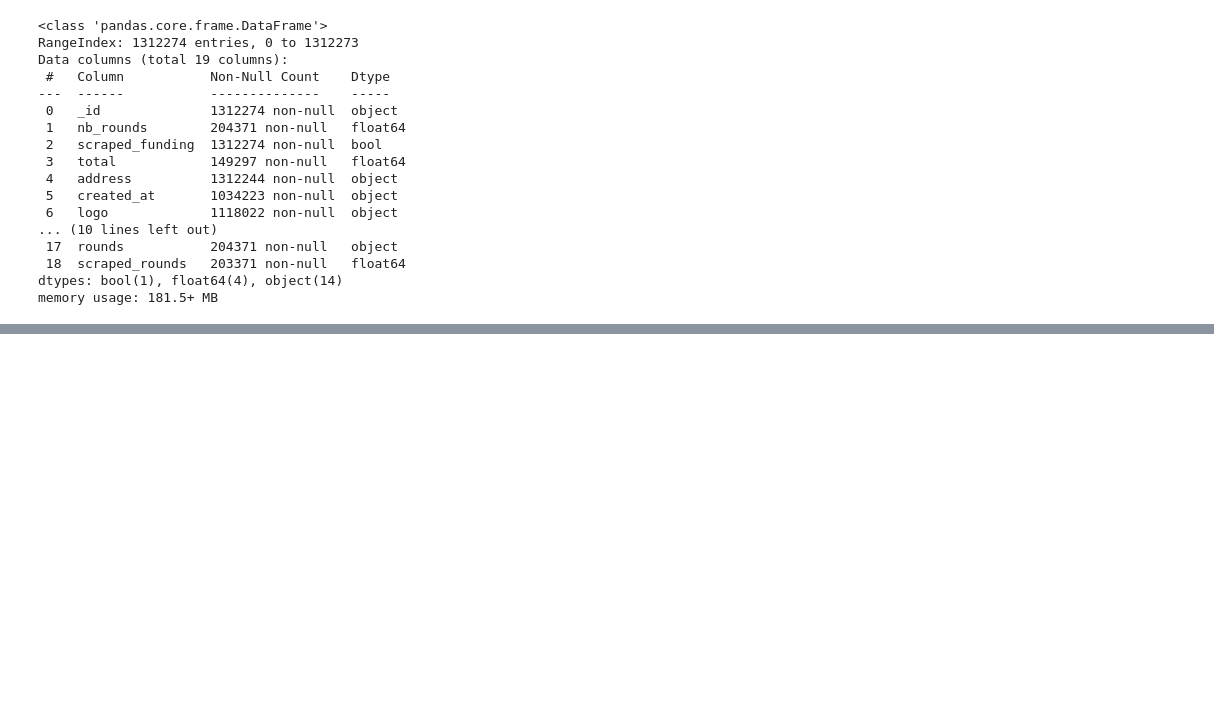
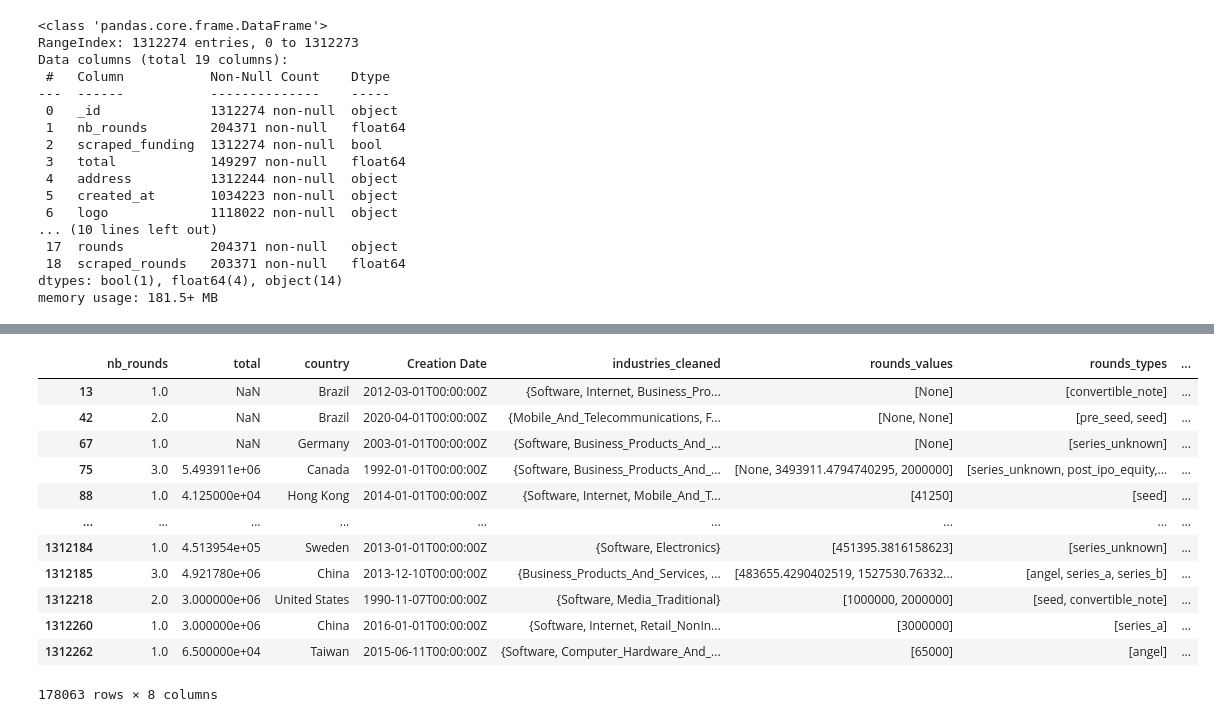
Before and after one commit to victorhebdo/Prospicio, a Jupyter notebook: notebooks/crunchbase_v2.ipynb, the cells around one changed output, grey strips where cells are left out. Drawn from its saved outputs; the diff is of its cells as text; code cells hidden in the pictures; blank space fills up the shorter version.

```diff
--- a/notebooks/crunchbase_v2.ipynb
+++ b/notebooks/crunchbase_v2.ipynb
@@ -43,0 +1467,2 @@ Name: status, Length: 1312274, dtype: object
+# %%
+crunch_v2['rounds_types'] =crunch_v2['rounds_cleaned'].apply(lambda x: [ele for ele in x['type']])
@@ -43,0 +1471,2 @@ Name: status, Length: 1312274, dtype: object
+# %%
+crunch_v2['rounds_dates'] =crunch_v2['rounds_cleaned'].apply(lambda x: [ele for ele in x['date_round']])
@@ -43,0 +1482,18 @@ Name: status, Length: 1312274, dtype: object
+# %%
+crunch_v2 = crunch_v2.drop(columns=['tags', 'rounds', 'rounds_cleaned'])
+# %%
+crunch_v2
+# %% [output]
+|  | nb_rounds | total | country | Creation Date | industries_cleaned | rounds_values | rounds_types | ... |
+| 13 | 1.0 | NaN | Brazil | 2012-03-01T00:00:00Z | {Software, Internet, Business_Pro... | [None] | [convertible_note] | ... |
+| 42 | 2.0 | NaN | Brazil | 2020-04-01T00:00:00Z | {Mobile_And_Telecommunications, F... | [None, None] | [pre_seed, seed] | ... |
+| 67 | 1.0 | NaN | Germany | 2003-01-01T00:00:00Z | {Software, Business_Products_And_... | [None] | [series_unknown] | ... |
+| 75 | 3.0 | 5.493911e+06 | Canada | 1992-01-01T00:00:00Z | {Software, Business_Products_And_... | [None, 3493911.4794740295, 2000000] | [series_unknown, post_ipo_equity,... | ... |
+| 88 | 1.0 | 4.125000e+04 | Hong Kong | 2014-01-01T00:00:00Z | {Software, Internet, Mobile_And_T... | [41250] | [seed] | ... |
+| ... | ... | ... | ... | ... | ... | ... | ... | ... |
+| 1312184 | 1.0 | 4.513954e+05 | Sweden | 2013-01-01T00:00:00Z | {Software, Electronics} | [451395.3816158623] | [series_unknown] | ... |
+| 1312185 | 3.0 | 4.921780e+06 | China | 2013-12-10T00:00:00Z | {Business_Products_And_Services, ... | [483655.4290402519, 1527530.76332... | [angel, series_a, series_b] | ... |
+| 1312218 | 2.0 | 3.000000e+06 | United States | 1990-11-07T00:00:00Z | {Software, Media_Traditional} | [1000000, 2000000] | [seed, convertible_note] | ... |
+| 1312260 | 1.0 | 3.000000e+06 | China | 2016-01-01T00:00:00Z | {Software, Internet, Retail_NonIn... | [3000000] | [series_a] | ... |
+| 1312262 | 1.0 | 6.500000e+04 | Taiwan | 2015-06-11T00:00:00Z | {Software, Computer_Hardware_And_... | [65000] | [angel] | ... |
+178063 rows × 8 columns
```
Also changed, not shown: parts of 143 cells of this notebook, 3 other files.
